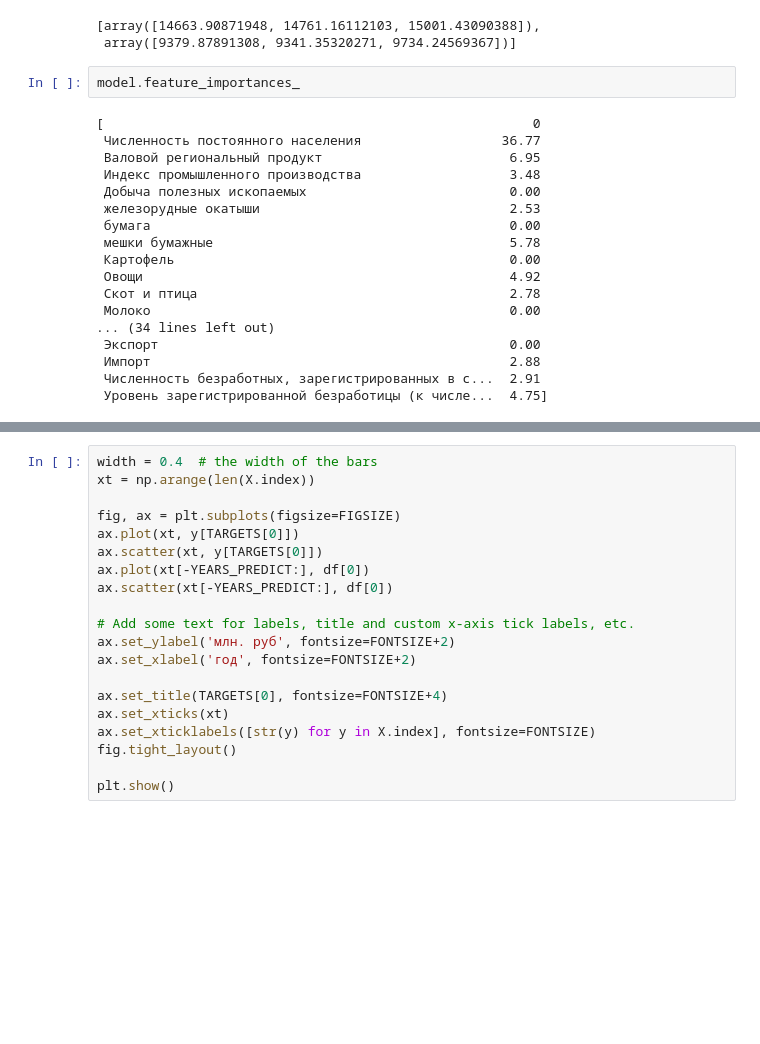
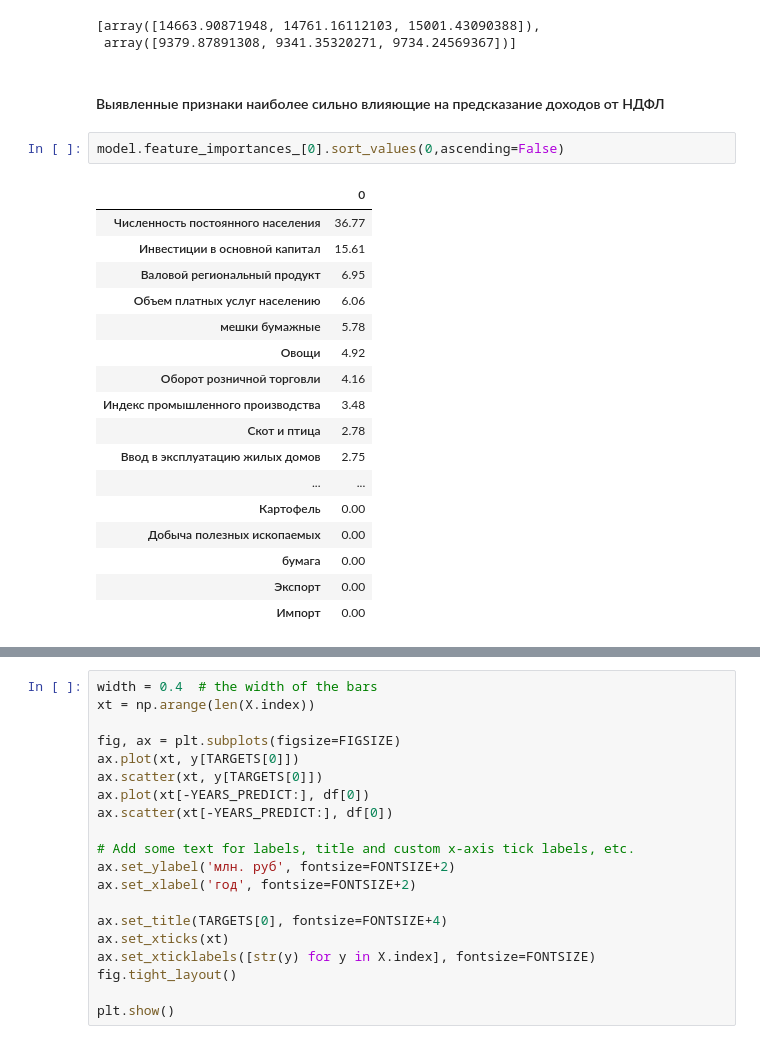
Before and after one commit to brut0/leadersofdigital_budget10, a Jupyter notebook: notebooks/model-class.ipynb, the cells around one changed output, grey strips where cells are left out. Drawn from its saved outputs; the diff is of its cells as text; blank space fills up the shorter version.

```diff
--- a/notebooks/model-class.ipynb
+++ b/notebooks/model-class.ipynb
@@ -176,23 +178,25 @@ df
 # %% [output]
 [array([14663.90871948, 14761.16112103, 15001.43090388]),
  array([9379.87891308, 9341.35320271, 9734.24569367])]
+# %% [markdown]
+#### Выявленные признаки наиболее сильно влияющие на предсказание доходов от НДФЛ
 # %%
-model.feature_importances_
+model.feature_importances_[0].sort_values(0,ascending=False)
 # %% [output]
-[                                                       0
- Численность постоянного населения                  36.77
- Валовой региональный продукт                        6.95
- Индекс промышленного производства                   3.48
- Добыча полезных ископаемых                          0.00
- железорудные окатыши                                2.53
- бумага                                              0.00
- мешки бумажные                                      5.78
- Картофель                                           0.00
- Овощи                                               4.92
- Скот и птица                                        2.78
- Молоко                                              0.00
-... (34 lines left out)
- Экспорт                                             0.00
- Импорт                                              2.88
- Численность безработных, зарегистрированных в с...  2.91
- Уровень зарегистрированной безработицы (к числе...  4.75]
+|  | 0 |
+| Численность постоянного населения | 36.77 |
+| Инвестиции в основной капитал | 15.61 |
+| Валовой региональный продукт | 6.95 |
+| Объем платных услуг населению | 6.06 |
+| мешки бумажные | 5.78 |
+| Овощи | 4.92 |
+| Оборот розничной торговли | 4.16 |
+| Индекс промышленного производства | 3.48 |
+| Скот и птица | 2.78 |
+| Ввод в эксплуатацию жилых домов | 2.75 |
+| ... | ... |
+| Картофель | 0.00 |
+| Добыча полезных ископаемых | 0.00 |
+| бумага | 0.00 |
+| Экспорт | 0.00 |
+| Импорт | 0.00 |
```
Also changed, not shown: parts of 10 cells of this notebook, 7 other files.
